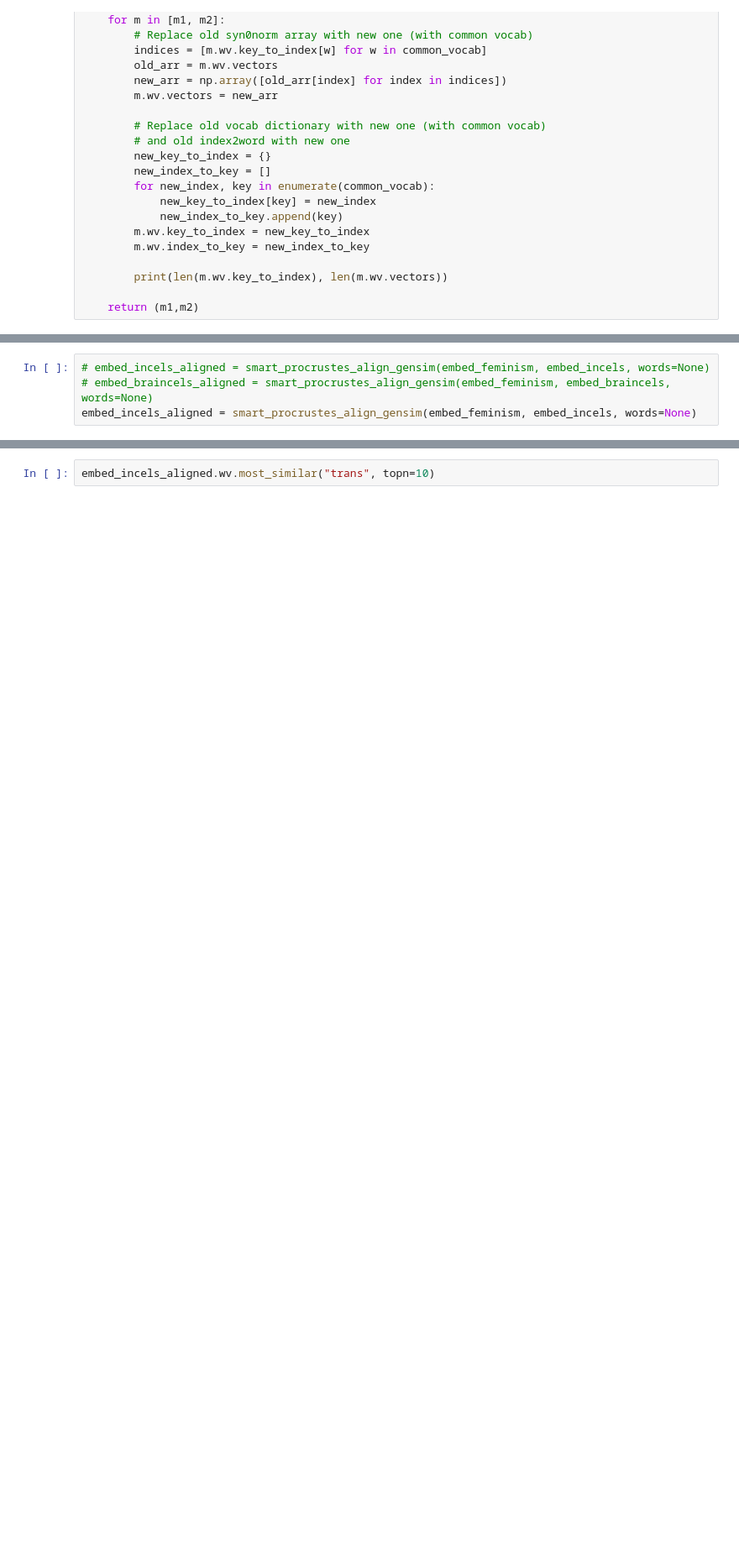
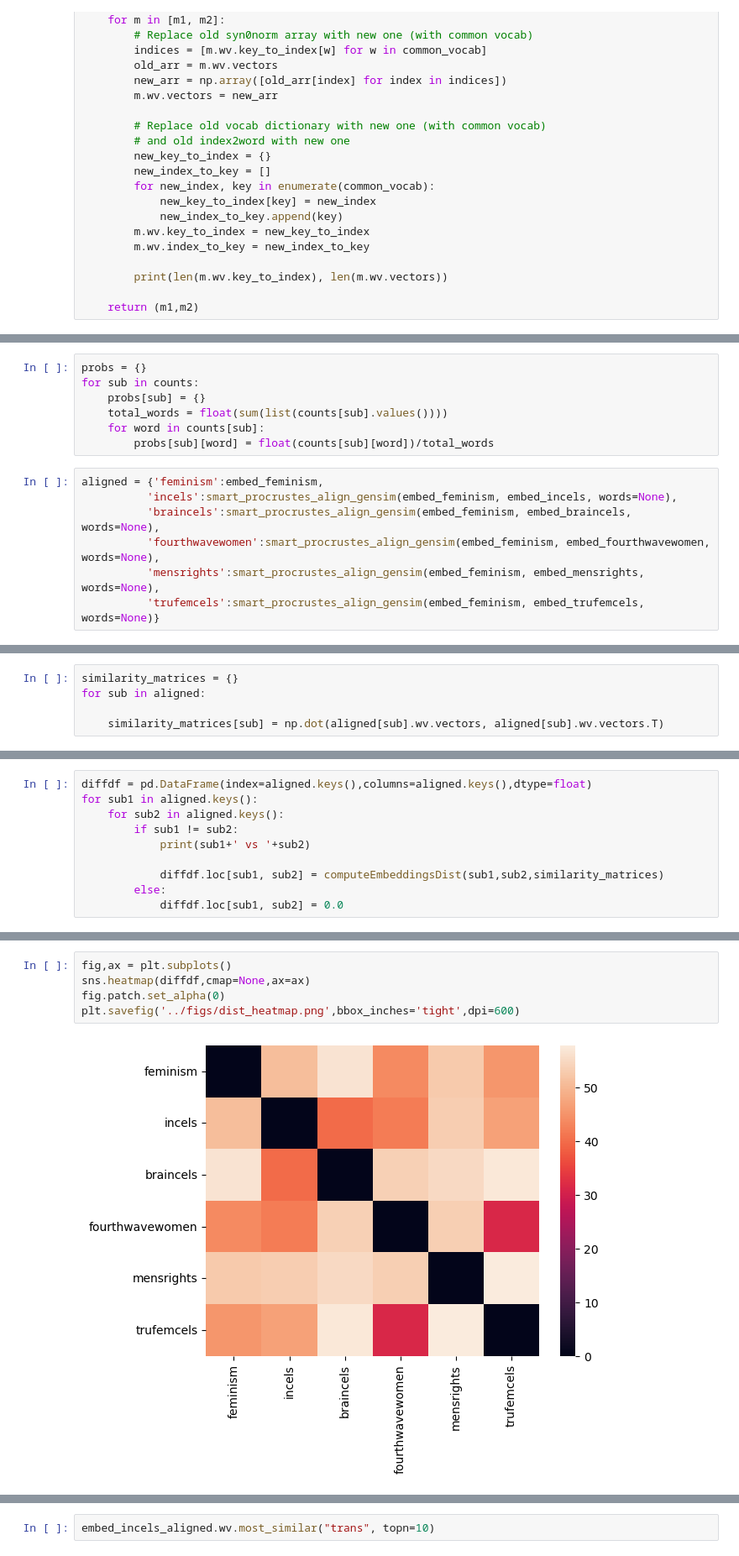
Before and after one commit to e-mckinnie/reddit-bias-word-embeddings, a Jupyter notebook: align_embeddings.ipynb, the cells around one changed output, grey strips where cells are left out. Shown at 84% size. Saved outputs shown, nothing was run; the diff lists cells and outputs as text; blank space fills up the shorter version.

```diff
--- a/align_embeddings.ipynb
+++ b/align_embeddings.ipynb
@@ -108,5 +126,15 @@ def intersection_align_gensim(m1, m2, words=None):
+# %%
+probs = {}
+for sub in counts:
+    probs[sub] = {}
+    total_words = float(sum(list(counts[sub].values())))
+    for word in counts[sub]:
+        probs[sub][word] = float(counts[sub][word])/total_words
 # %%
-# embed_incels_aligned = smart_procrustes_align_gensim(embed_feminism, embed_incels, words=None)
-# embed_braincels_aligned = smart_procrustes_align_gensim(embed_feminism, embed_braincels, words=None)
-embed_incels_aligned = smart_procrustes_align_gensim(embed_feminism, embed_incels, words=None)
+aligned = {'feminism':embed_feminism,
+          'incels':smart_procrustes_align_gensim(embed_feminism, embed_incels, words=None),
+          'braincels':smart_procrustes_align_gensim(embed_feminism, embed_braincels, words=None),
+          'fourthwavewomen':smart_procrustes_align_gensim(embed_feminism, embed_fourthwavewomen, words=None),
+          'mensrights':smart_procrustes_align_gensim(embed_feminism, embed_mensrights, words=None),
+          'trufemcels':smart_procrustes_align_gensim(embed_feminism, embed_trufemcels, words=None)}
 # %% [output]
@@ -124,0 +151,5 @@ embed_mensrights_aligned = smart_procrustes_align_gensim(embed_feminism, embed_m
+# %%
+similarity_matrices = {}
+for sub in aligned:
+
+    similarity_matrices[sub] = np.dot(aligned[sub].wv.vectors, aligned[sub].wv.vectors.T)
@@ -124,0 +190,10 @@ embed_mensrights_aligned = smart_procrustes_align_gensim(embed_feminism, embed_m
+# %%
+diffdf = pd.DataFrame(index=aligned.keys(),columns=aligned.keys(),dtype=float)
+for sub1 in aligned.keys():
+    for sub2 in aligned.keys():
+        if sub1 != sub2:
+            print(sub1+' vs '+sub2)
+
+            diffdf.loc[sub1, sub2] = computeEmbeddingsDist(sub1,sub2,similarity_matrices)
+        else:
+            diffdf.loc[sub1, sub2] = 0.0
@@ -124,0 +228,7 @@ embed_mensrights_aligned = smart_procrustes_align_gensim(embed_feminism, embed_m
+# %%
+fig,ax = plt.subplots()
+sns.heatmap(diffdf,cmap=None,ax=ax)
+fig.patch.set_alpha(0)
+plt.savefig('../figs/dist_heatmap.png',bbox_inches='tight',dpi=600)
+# %% [output]
+[figure, added]
```
Also changed, not shown: parts of 25 cells of this notebook, 2 other files.
